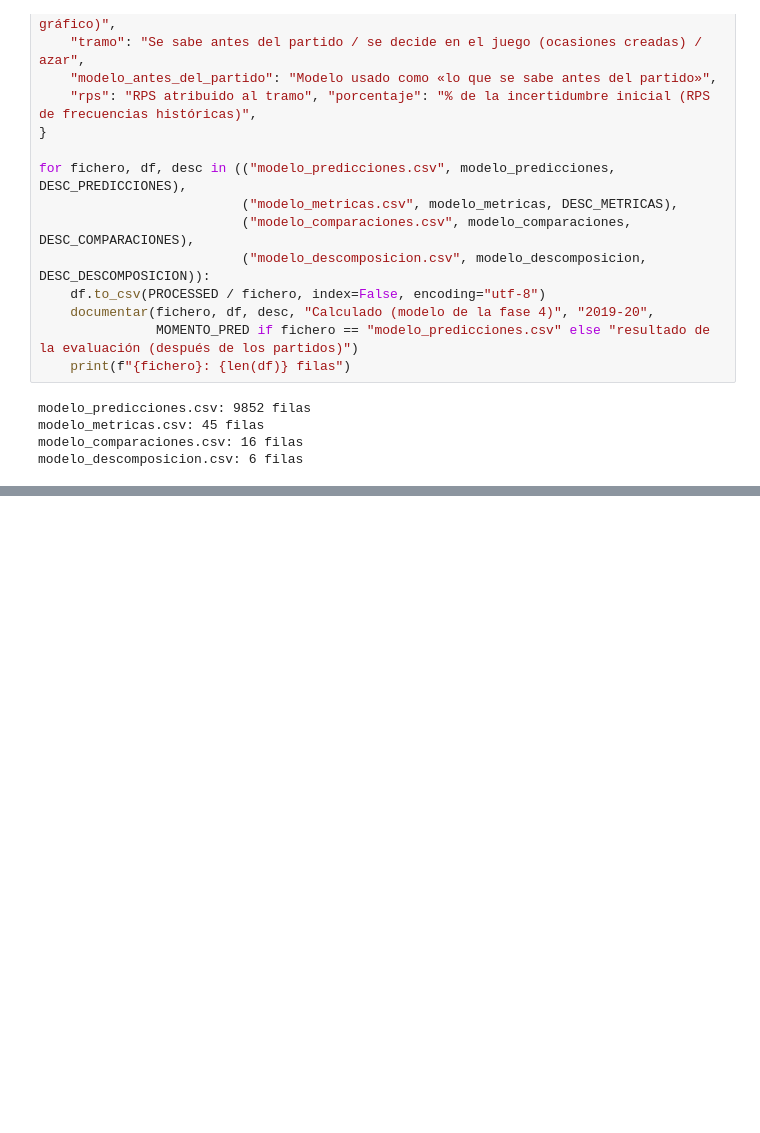
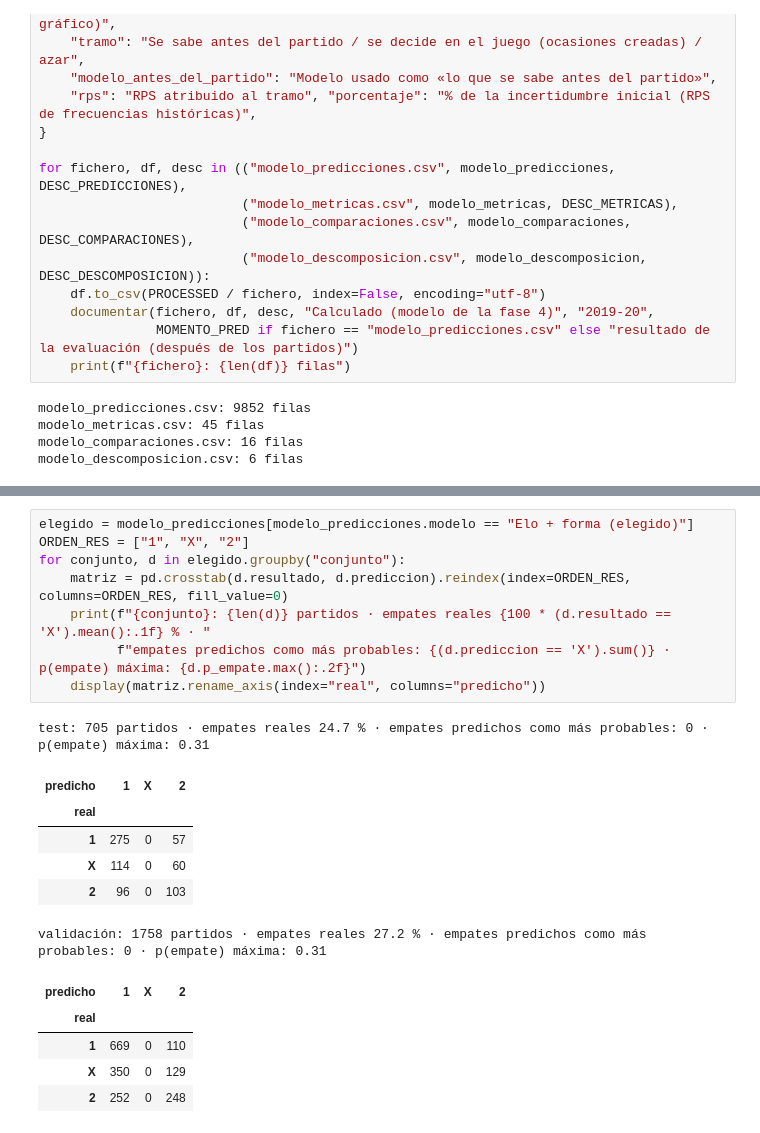
Before and after one commit to vtinezdev/laliga-analisis, a Jupyter notebook: notebooks/04_modelo.ipynb, the cells around one changed output, grey strips where cells are left out. Saved outputs shown, nothing was run; the diff lists cells and outputs as text; blank space fills up the shorter version.

```diff
--- a/notebooks/04_modelo.ipynb
+++ b/notebooks/04_modelo.ipynb
@@ -1072,0 +1052,21 @@ modelo_descomposicion.csv: 6 filas
+# %%
+elegido = modelo_predicciones[modelo_predicciones.modelo == "Elo + forma (elegido)"]
+ORDEN_RES = ["1", "X", "2"]
+for conjunto, d in elegido.groupby("conjunto"):
+    matriz = pd.crosstab(d.resultado, d.prediccion).reindex(index=ORDEN_RES, columns=ORDEN_RES, fill_value=0)
+    print(f"{conjunto}: {len(d)} partidos · empates reales {100 * (d.resultado == 'X').mean():.1f} % · "
+          f"empates predichos como más probables: {(d.prediccion == 'X').sum()} · p(empate) máxima: {d.p_empate.max():.2f}")
+    display(matriz.rename_axis(index="real", columns="predicho"))
+# %% [output]
+test: 705 partidos · empates reales 24.7 % · empates predichos como más probables: 0 · p(empate) máxima: 0.31
+| predicho | 1 | X | 2 |
+| real |  |  |  |
+| 1 | 275 | 0 | 57 |
+| X | 114 | 0 | 60 |
+| 2 | 96 | 0 | 103 |
+validación: 1758 partidos · empates reales 27.2 % · empates predichos como más probables: 0 · p(empate) máxima: 0.31
+| predicho | 1 | X | 2 |
+| real |  |  |  |
+| 1 | 669 | 0 | 110 |
+| X | 350 | 0 | 129 |
+| 2 | 252 | 0 | 248 |
```
Also changed, not shown: parts of 21 cells of this notebook, 30 other files.
